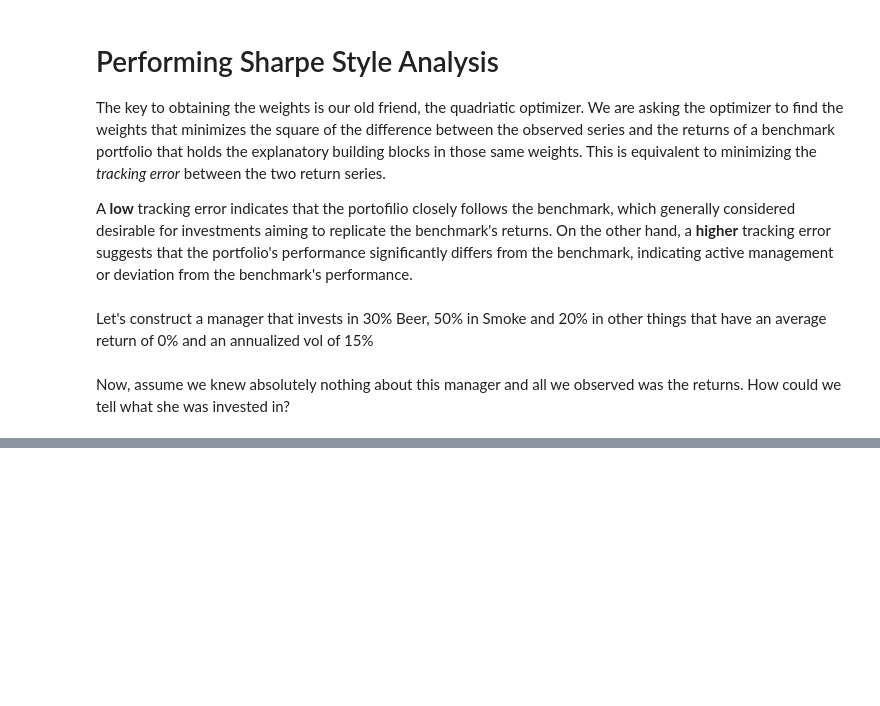
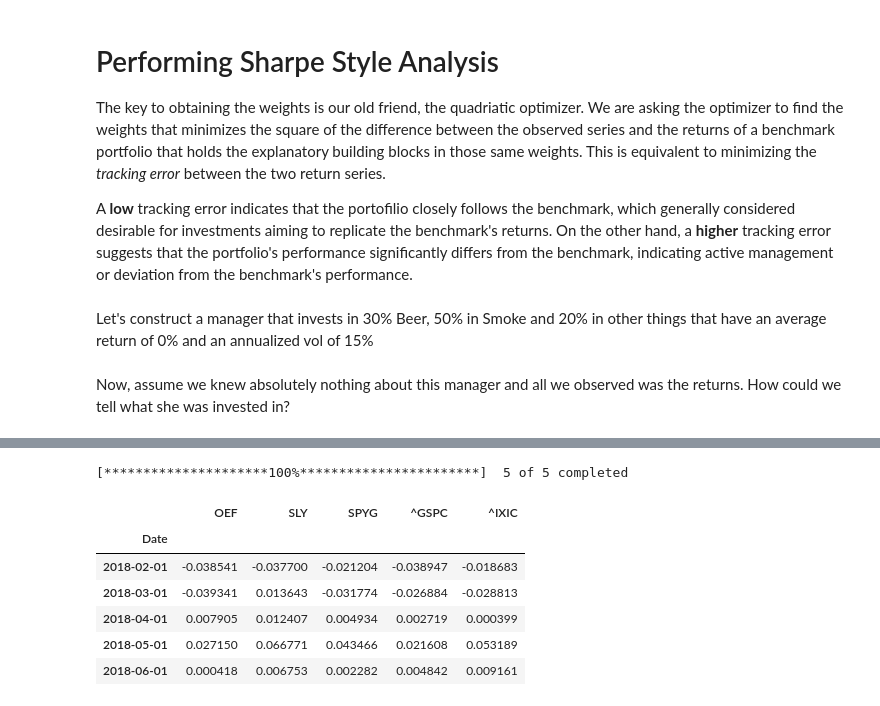
Before and after one commit to ahmet794/Investment-Banking-Asset-Management, a Jupyter notebook: Advanced Portfolio Construction and Analysis with Python/Labs Week 1.ipynb, the cells around one changed output, grey strips where cells are left out. Saved outputs shown, nothing was run; the diff lists cells and outputs as text; code cells hidden in the pictures; blank space fills up the shorter version.

```diff
--- a/Advanced Portfolio Construction and Analysis with Python/Labs Week 1.ipynb
+++ b/Advanced Portfolio Construction and Analysis with Python/Labs Week 1.ipynb
@@ -202,0 +256,20 @@ weights = rk.style_analysis(mgr_r, ind)*100
+# %%
+import yfinance as yf
+tickers = ["^GSPC", "^IXIC","SPYG","OEF","SLY"]
+
+data = yf.download(tickers, start = "2018-01-01", end = "2023-07-31", interval="1mo")
+
+monthly_returns = data['Adj Close'].pct_change()
+
+monthly_returns = monthly_returns.dropna()
+
+monthly_returns.head()
+# %% [output]
+[*********************100%***********************]  5 of 5 completed
+|  | OEF | SLY | SPYG | ^GSPC | ^IXIC |
+| Date |  |  |  |  |  |
+| 2018-02-01 | -0.038541 | -0.037700 | -0.021204 | -0.038947 | -0.018683 |
+| 2018-03-01 | -0.039341 | 0.013643 | -0.031774 | -0.026884 | -0.028813 |
+| 2018-04-01 | 0.007905 | 0.012407 | 0.004934 | 0.002719 | 0.000399 |
+| 2018-05-01 | 0.027150 | 0.066771 | 0.043466 | 0.021608 | 0.053189 |
+| 2018-06-01 | 0.000418 | 0.006753 | 0.002282 | 0.004842 | 0.009161 |
```
Also changed, not shown: parts of 9 cells of this notebook, 3 other files.
